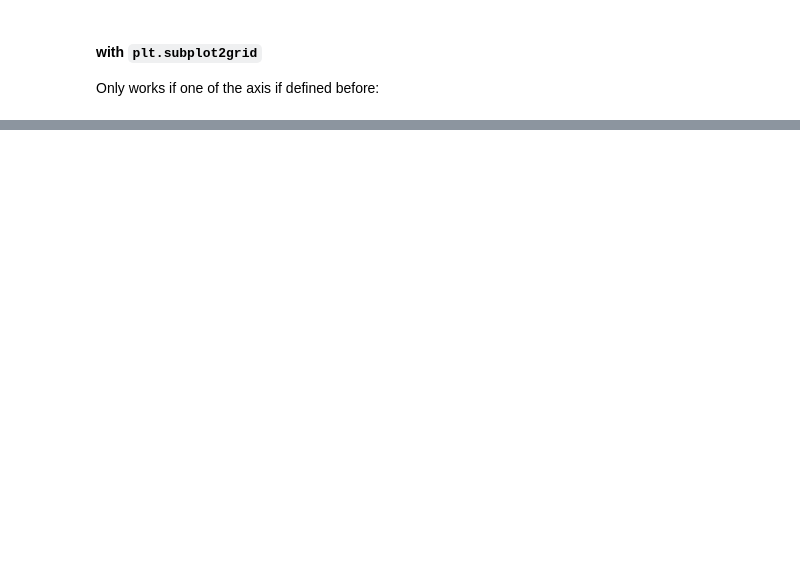
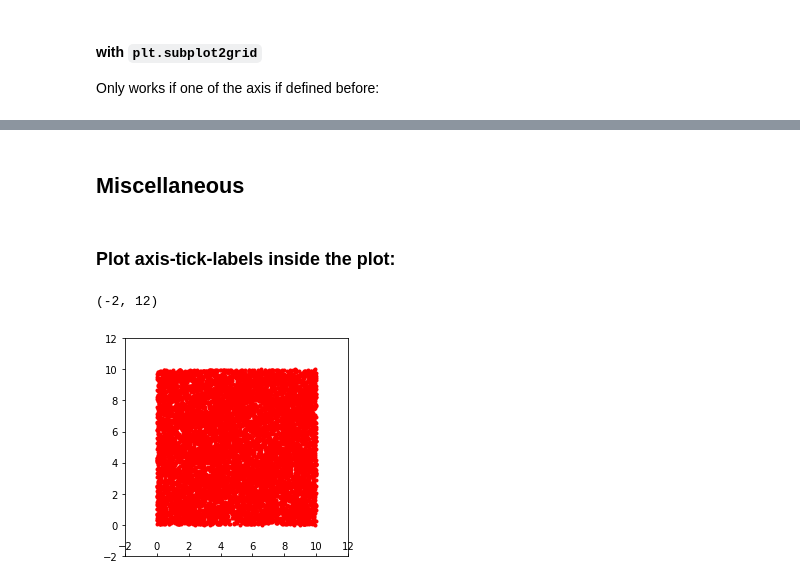
Before and after one commit to juliaroquette/pythonexamples, a Jupyter notebook: MultiplePlots.ipynb, the cells around one changed output, grey strips where cells are left out. Drawn from its saved outputs; the diff is of its cells as text; code cells hidden in the pictures; blank space fills up the shorter version.

```diff
--- a/MultiplePlots.ipynb
+++ b/MultiplePlots.ipynb
@@ -257,0 +276,13 @@ plt.ylim(-5,15)
+# %% [markdown]
+## Miscellaneous
+# %% [markdown]
+### Plot axis-tick-labels inside the plot:
+# %%
+fig, ax = plt.subplots(figsize=(4,4))
+plt.plot(x,y,'.',c='r')
+ax.tick_params(axis="x",direction="in", pad=-15)
+plt.ylim(-2,12)
+plt.xlim(-2,12)
+# %% [output]
+(-2, 12)
+[figure, added]
```
Also changed, not shown: parts of 32 cells of this notebook.
